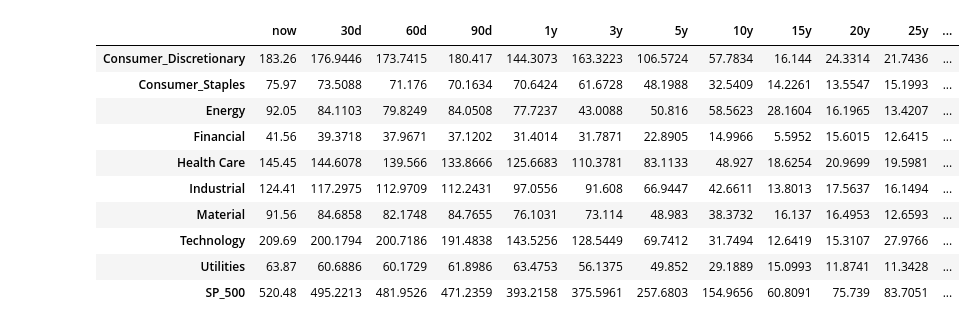
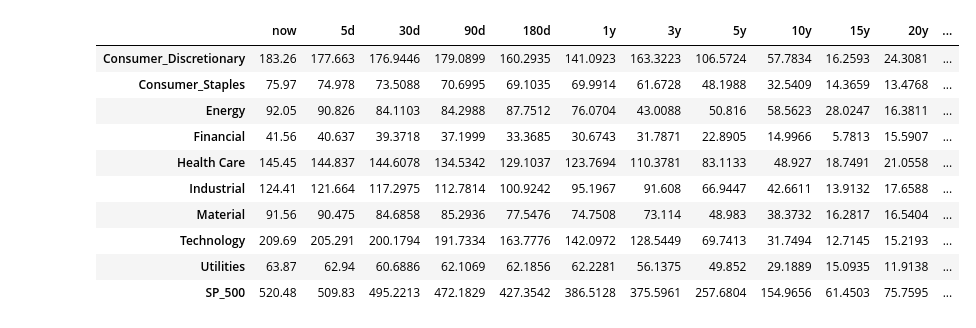
Before and after one commit to tangj310/Inv_equity, a Jupyter notebook: 02_sp500_sector_corr/sp500_sector_corr.ipynb, the cells around one changed output. Drawn from its saved outputs; the diff is of its cells as text; code cells hidden in the pictures.

```diff
--- a/02_sp500_sector_corr/sp500_sector_corr.ipynb
+++ b/02_sp500_sector_corr/sp500_sector_corr.ipynb
@@ -27,9 +29,10 @@ sp500_etf_dict = {
 # Periods to fetch the data for
 periods = [
     'now'
+    ,'5d'
     ,'30d'
-    ,'60d'
     ,'90d'
+    ,'180d'
     ,'1y'
     ,'3y'
     ,'5y'
@@ -78,44 +81,44 @@ def find_nearest_date(target_date, dates_list):
 
     return neaerest_date
 
 
 # Fetch and process the data for each ETF
 for sector, ticker in sp500_etf_dict.items():
     closing_prices = get_historical_closing_prices(ticker, start_date)
     for period in periods:
         if period == 'now':
             # Get the most recent closing price
             period_date = closing_prices.index[-1]
         if period.endswith('d'):
             days = int(period[:-1])
             period_date = datetime.now(pytz.UTC) - timedelta(days=days)
         elif period.endswith('y'):
             years = int(period[:-1])
             period_date = datetime.now(pytz.UTC) - timedelta(days=365*years)
         # Find the closest date index to our target period_date
         period_date_str = period_date.strftime('%Y-%m-%d')
         if period_date_str in closing_prices.index.strftime('%Y-%m-%d'):
             closest_date = period_date_str
         else:
             closest_date = find_nearest_date(period_date, closing_prices.index)
         # Store the corresponding closing price
         df_closing_prices.at[sector, period] = round(closing_prices.loc[closest_date], 4)
         df_closing_prices['ticker'] = sp500_etf_dict.values()
 
 # Display the DataFrame
 df_closing_prices
 # %% [output]
-|  | now | 30d | 60d | 90d | 1y | 3y | 5y | 10y | 15y | 20y | 25y | ... |
-| Consumer_Discretionary | 183.26 | 176.9446 | 173.7415 | 180.417 | 144.3073 | 163.3223 | 106.5724 | 57.7834 | 16.144 | 24.3314 | 21.7436 | ... |
-| Consumer_Staples | 75.97 | 73.5088 | 71.176 | 70.1634 | 70.6424 | 61.6728 | 48.1988 | 32.5409 | 14.2261 | 13.5547 | 15.1993 | ... |
-| Energy | 92.05 | 84.1103 | 79.8249 | 84.0508 | 77.7237 | 43.0088 | 50.816 | 58.5623 | 28.1604 | 16.1965 | 13.4207 | ... |
-| Financial | 41.56 | 39.3718 | 37.9671 | 37.1202 | 31.4014 | 31.7871 | 22.8905 | 14.9966 | 5.5952 | 15.6015 | 12.6415 | ... |
-| Health Care | 145.45 | 144.6078 | 139.566 | 133.8666 | 125.6683 | 110.3781 | 83.1133 | 48.927 | 18.6254 | 20.9699 | 19.5981 | ... |
-| Industrial | 124.41 | 117.2975 | 112.9709 | 112.2431 | 97.0556 | 91.608 | 66.9447 | 42.6611 | 13.8013 | 17.5637 | 16.1494 | ... |
-| Material | 91.56 | 84.6858 | 82.1748 | 84.7655 | 76.1031 | 73.114 | 48.983 | 38.3732 | 16.137 | 16.4953 | 12.6593 | ... |
-| Technology | 209.69 | 200.1794 | 200.7186 | 191.4838 | 143.5256 | 128.5449 | 69.7412 | 31.7494 | 12.6419 | 15.3107 | 27.9766 | ... |
-| Utilities | 63.87 | 60.6886 | 60.1729 | 61.8986 | 63.4753 | 56.1375 | 49.852 | 29.1889 | 15.0993 | 11.8741 | 11.3428 | ... |
-| SP_500 | 520.48 | 495.2213 | 481.9526 | 471.2359 | 393.2158 | 375.5961 | 257.6803 | 154.9656 | 60.8091 | 75.739 | 83.7051 | ... |
+|  | now | 5d | 30d | 90d | 180d | 1y | 3y | 5y | 10y | 15y | 20y | ... |
+| Consumer_Discretionary | 183.26 | 177.663 | 176.9446 | 179.0899 | 160.2935 | 141.0923 | 163.3223 | 106.5724 | 57.7834 | 16.2593 | 24.3081 | ... |
+| Consumer_Staples | 75.97 | 74.978 | 73.5088 | 70.6995 | 69.1035 | 69.9914 | 61.6728 | 48.1988 | 32.5409 | 14.3659 | 13.4768 | ... |
+| Energy | 92.05 | 90.826 | 84.1103 | 84.2988 | 87.7512 | 76.0704 | 43.0088 | 50.816 | 58.5623 | 28.0247 | 16.3811 | ... |
+| Financial | 41.56 | 40.637 | 39.3718 | 37.1999 | 33.3685 | 30.6743 | 31.7871 | 22.8905 | 14.9966 | 5.7813 | 15.5907 | ... |
+| Health Care | 145.45 | 144.837 | 144.6078 | 134.5342 | 129.1037 | 123.7694 | 110.3781 | 83.1133 | 48.927 | 18.7491 | 21.0558 | ... |
+| Industrial | 124.41 | 121.664 | 117.2975 | 112.7814 | 100.9242 | 95.1967 | 91.608 | 66.9447 | 42.6611 | 13.9132 | 17.6588 | ... |
+| Material | 91.56 | 90.475 | 84.6858 | 85.2936 | 77.5476 | 74.7508 | 73.114 | 48.983 | 38.3732 | 16.2817 | 16.5404 | ... |
+| Technology | 209.69 | 205.291 | 200.1794 | 191.7334 | 163.7776 | 142.0972 | 128.5449 | 69.7413 | 31.7494 | 12.7145 | 15.2193 | ... |
+| Utilities | 63.87 | 62.94 | 60.6886 | 62.1069 | 62.1856 | 62.2281 | 56.1375 | 49.852 | 29.1889 | 15.0935 | 11.9138 | ... |
+| SP_500 | 520.48 | 509.83 | 495.2213 | 472.1829 | 427.3542 | 386.5128 | 375.5961 | 257.6804 | 154.9656 | 61.4503 | 75.7595 | ... |
 # %%
 df_closing_prices_sub = df_closing_prices.iloc[:,0:-1].transpose()
 
```
Also changed, not shown: parts of 3 cells of this notebook, 1 other file.
